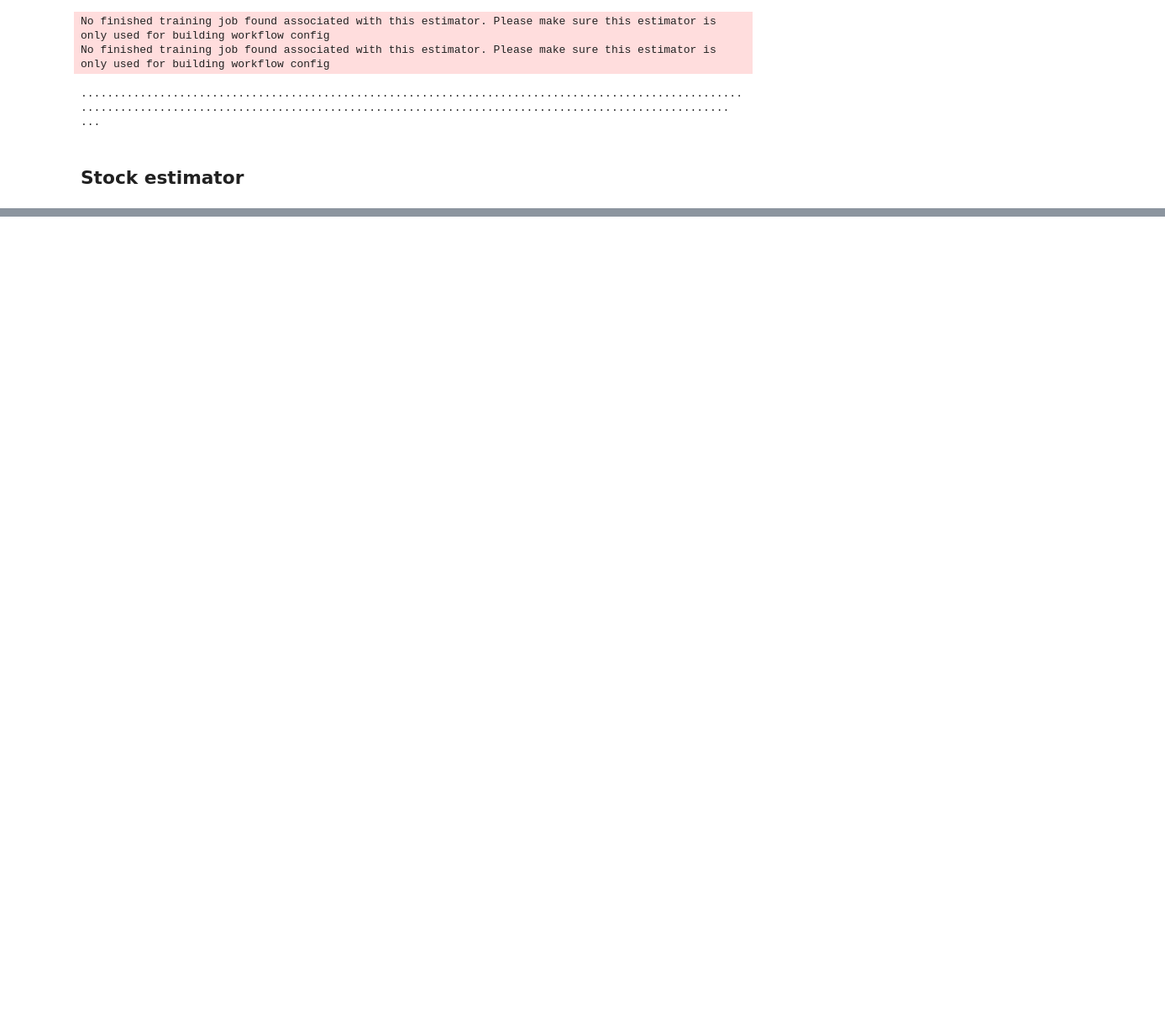
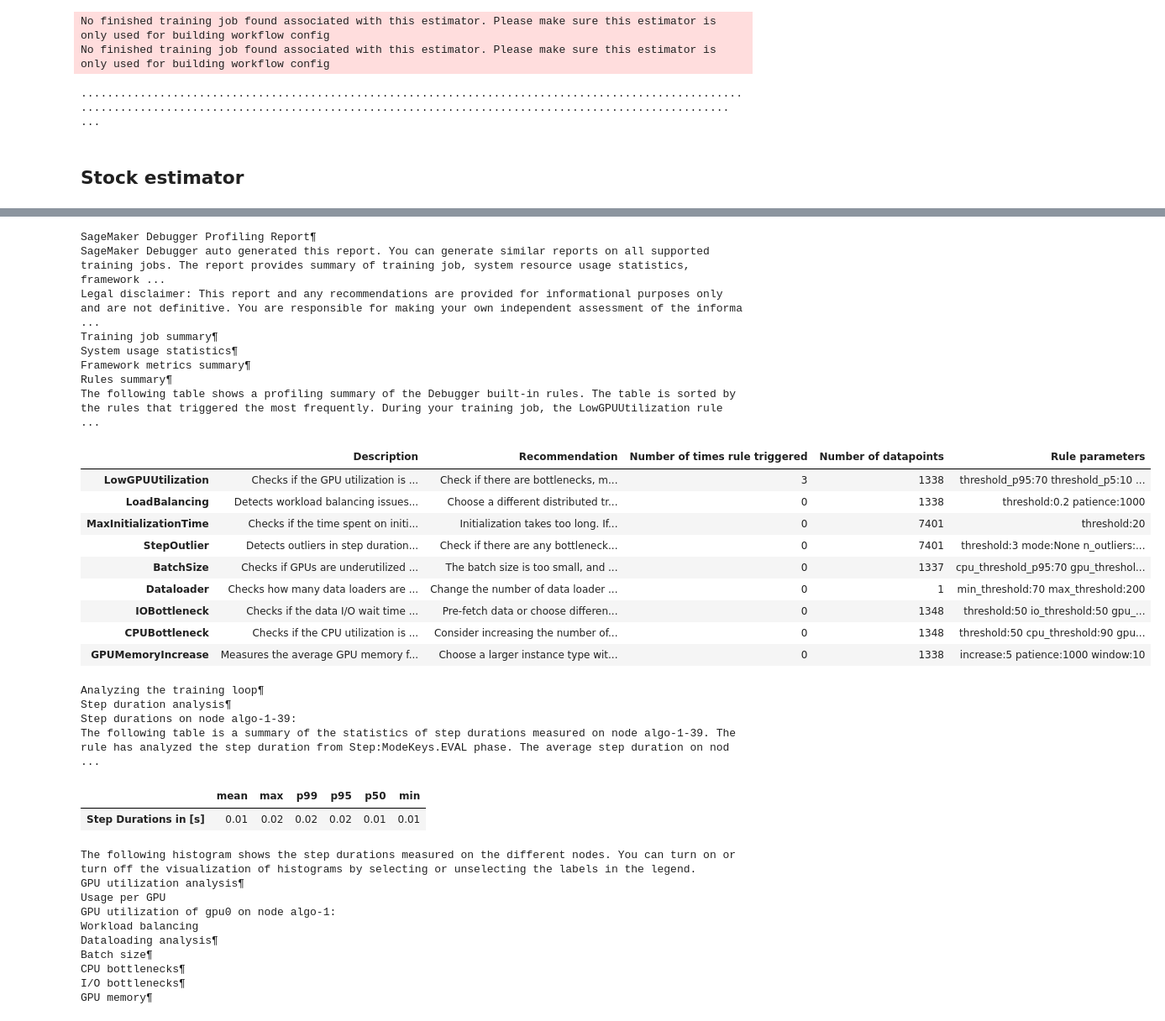
Before and after one commit to nick0lay/nd189-ml-capstone-project, a Jupyter notebook: model-training.ipynb, the cells around one changed output, grey strips where cells are left out. Shown at 84% size. Saved outputs shown, nothing was run; the diff lists cells and outputs as text; code cells hidden in the pictures; blank space fills up the shorter version.

```diff
--- a/model-training.ipynb
+++ b/model-training.ipynb
@@ -185,7 +208,14 @@ No finished training job found associated with this estimator. Please make sure
+# %%
+# estimator configuration
+instance_type = 'ml.g4dn.xlarge' # default 'ml.g4dn.xlarge'
+spot_use_instances = True
+spot_max_wait=10000
+spot_max_run=10000
 # %%
 hyperparameters = {
-    'epochs': 3,
-    'learning_rate': 0.00001,
+    'epochs': 50, # 200 # 2000
+    'learning_rate': learning_rate,
+    'use_mask': True,
     'feature_columns': '"Adj Close"' # for multiple values use: '"Adj Close" "Volume"'
 }
 hyperparameters
@@ -217,14 +250,18 @@ estimator = PyTorch(
     base_job_name='stock-predictor',
     role=role,
     instance_count=1,
-    instance_type='ml.m5.large',
+    instance_type=instance_type,
     framework_version='1.12',
     py_version='py38',
     hyperparameters=hyperparameters,
-    ## Debugger and Profiler parameters
-    rules = rules,
-    debugger_hook_config=hook_config,
-    profiler_config=profiler_config,
+    # ## Spot instances
+    # use_spot_instances=spot_use_instances,
+    # max_wait=spot_max_wait,
+    # max_run=spot_max_run,
+    # ## Debugger and Profiler parameters
+    # rules = rules,
+    # debugger_hook_config=hook_config,
+    # profiler_config=profiler_config,
 )
 # %%
 estimator.fit({'data': inputs}, wait=True)
@@ -248,0 +446,45 @@ Billable seconds: 193
+# %%
+profiler_report_name = [
+    rule["RuleConfigurationName"]
+    for rule in estimator.latest_training_job.rule_job_summary()
+    if "Profiler" in rule["RuleConfigurationName"]
+][0]
+# %%
+import IPython
+
+IPython.display.HTML(filename=profiler_report_name + "/profiler-output/profiler-report.html")
+# %% [output]
+SageMaker Debugger Profiling Report¶
+SageMaker Debugger auto generated this report. You can generate similar reports on all supported training jobs. The report provides summary of training job, system resource usage statistics, framework ...
+Legal disclaimer: This report and any recommendations are provided for informational purposes only and are not definitive. You are responsible for making your own independent assessment of the informa ...
+Training job summary¶
+System usage statistics¶
+Framework metrics summary¶
+Rules summary¶
+The following table shows a profiling summary of the Debugger built-in rules. The table is sorted by the rules that triggered the most frequently. During your training job, the LowGPUUtilization rule  ...
+|  | Description | Recommendation | Number of times rule triggered | Number of datapoints | Rule parameters |
+| LowGPUUtilization | Checks if the GPU utilization is ... | Check if there are bottlenecks, m... | 3 | 1338 | threshold_p95:70 threshold_p5:10 ... |
+| LoadBalancing | Detects workload balancing issues... | Choose a different distributed tr... | 0 | 1338 | threshold:0.2 patience:1000 |
+| MaxInitializationTime | Checks if the time spent on initi... | Initialization takes too long. If... | 0 | 7401 | threshold:20 |
+| StepOutlier | Detects outliers in step duration... | Check if there are any bottleneck... | 0 | 7401 | threshold:3 mode:None n_outliers:... |
+| BatchSize | Checks if GPUs are underutilized ... | The batch size is too small, and ... | 0 | 1337 | cpu_threshold_p95:70 gpu_threshol... |
+| Dataloader | Checks how many data loaders are ... | Change the number of data loader ... | 0 | 1 | min_threshold:70 max_threshold:200 |
+| IOBottleneck | Checks if the data I/O wait time ... | Pre-fetch data or choose differen... | 0 | 1348 | threshold:50 io_threshold:50 gpu_... |
+| CPUBottleneck | Checks if the CPU utilization is ... | Consider increasing the number of... | 0 | 1348 | threshold:50 cpu_threshold:90 gpu... |
+| GPUMemoryIncrease | Measures the average GPU memory f... | Choose a larger instance type wit... | 0 | 1338 | increase:5 patience:1000 window:10 |
+Analyzing the training loop¶
+Step duration analysis¶
+Step durations on node algo-1-39:
+The following table is a summary of the statistics of step durations measured on node algo-1-39. The rule has analyzed the step duration from Step:ModeKeys.EVAL phase. The average step duration on nod ...
+|  | mean | max | p99 | p95 | p50 | min |
+| Step Durations in [s] | 0.01 | 0.02 | 0.02 | 0.02 | 0.01 | 0.01 |
+The following histogram shows the step durations measured on the different nodes. You can turn on or turn off the visualization of histograms by selecting or unselecting the labels in the legend.
+GPU utilization analysis¶
+Usage per GPU
+GPU utilization of gpu0 on node algo-1:
+Workload balancing
+Dataloading analysis¶
+Batch size¶
+CPU bottlenecks¶
+I/O bottlenecks¶
+GPU memory¶
```
Also changed, not shown: parts of 38 cells of this notebook, 21 other files.
